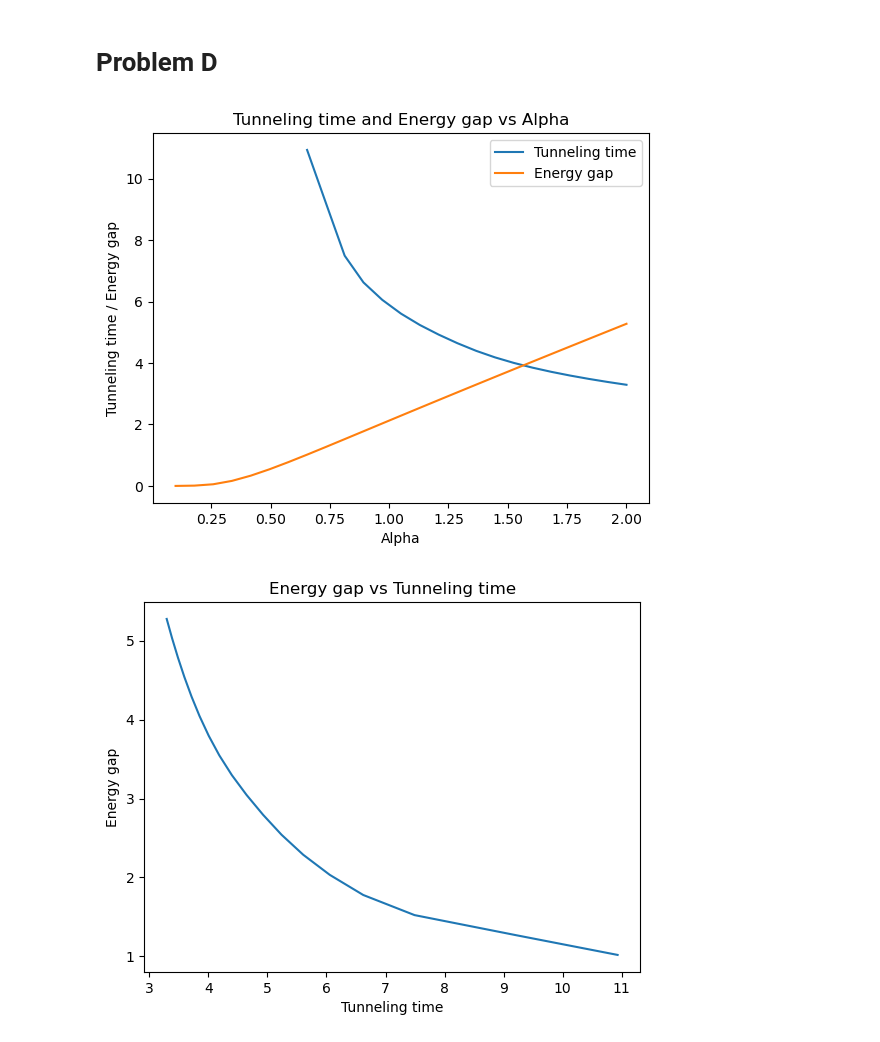
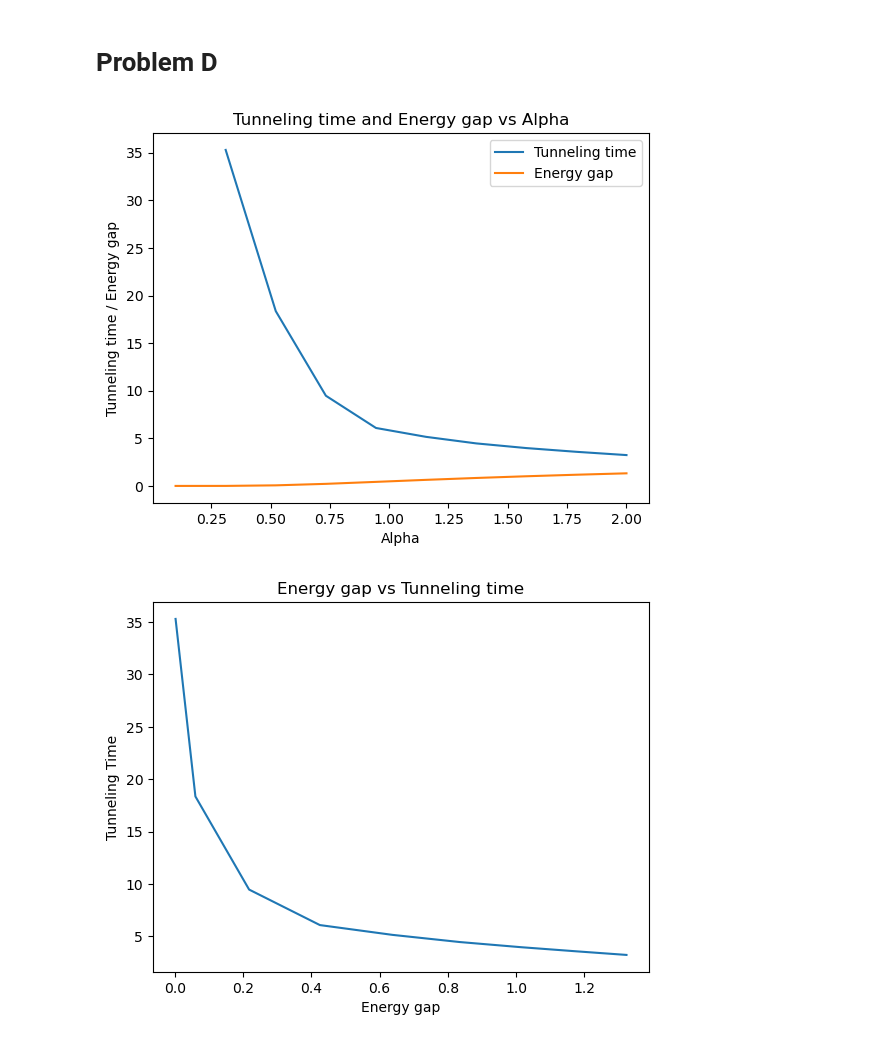
Before and after one commit to trevin-lee/ucsd_phys_142, a Jupyter notebook: Assignments/assignment_02/assignment_02.ipynb.ipynb, the cells around one changed output. Cells and saved outputs as stored; diff of their text form; code cells hidden in the pictures.

```diff
--- a/Assignments/assignment_02/assignment_02.ipynb.ipynb
+++ b/Assignments/assignment_02/assignment_02.ipynb.ipynb
@@ -157,20 +168,13 @@ plt.show()
 # Calculating the Tunneling time
 # The particle will have tunneled if its average position moves across the y axis
 
-mx = np.array(mean_x_list.copy())
+def get_tunneling_time(mean_x_list, time_array):
+    for i in range(timesteps):
+        if (mean_x_list[i] < 0) and (mean_x_list[i+1] > 0):
+            return time_array[i]
 
-tunneling_time = None
-for i in range(len(mx) - 1):
-    if mx[i] < 0 and mx[i+1] > 0:
-        # Linear Interpolation
-        x1, x2 = mx[i], mx[i+1]
-        t1, t2 = time_array[i], time_array[i+1]
-        frac = -x1 / (x2 - x1)
-        tunneling_time = t1 + frac * (t2 - t1)
-        break
 
-if tunneling_time is not None:
-    print(f"Tunneling time (interpolated): {tunneling_time}")
-else:
-    print("No zero‐crossing found!")
+tunneling_time = get_tunneling_time(mean_x_list, time_array)
+
+print(f"Tunneling time: {tunneling_time}")
 # %% [output]
@@ -286,7 +292,7 @@ def tunnel_time_and_energy_gap(ALPHA: float):
     phi_0 = 1 / np.sqrt(2) * (phi_P0 + phi_N0)
     phi_1 = 1 / np.sqrt(2) * (phi_P0 - phi_N0)
 
-    timesteps = 256
+    timesteps = 1280
     time_array = np.linspace(0, timesteps * EPSILON, timesteps + 1)
     phi = phi_P0.copy()
 
@@ -306,16 +312,7 @@ def tunnel_time_and_energy_gap(ALPHA: float):
         mean_x = mean_x_position(phi_list[i], x_array, delta_x)
         mean_x_list.append(mean_x)
 
-    mx = mean_x_list
-    tunneling_time = None
-    for i in range(len(mx) - 1):
-        if mx[i] < 0 and mx[i+1] > 0:
-            # Linear Interpolation
-            x1, x2 = mx[i], mx[i+1]
-            t1, t2 = time_array[i], time_array[i+1]
-            frac = -x1 / (x2 - x1)
-            tunneling_time = t1 + frac * (t2 - t1)
-            break
+    tunneling_time = get_tunneling_time(mean_x_list, time_array)
 
     phi_0 = normalize_wave_function(phi_0)
     phi_1 = normalize_wave_function(phi_1)
@@ -340,7 +337,7 @@ def tunnel_time_and_energy_gap(ALPHA: float):
 
     return tunneling_time, delta_E
 
-alphas = np.linspace(0.1, 2, 25)
+alphas = np.linspace(0.1, 2, 10)
 tunnel_times = []
 energy_gaps = []
 
@@ -357,12 +354,12 @@ plt.title('Tunneling time and Energy gap vs Alpha')
 plt.legend(['Tunneling time', 'Energy gap'])
 plt.show()
 # %% [output]
-[figure, old version]
+[figure, new version]
 # %%
-plt.plot(tunnel_times, energy_gaps)
-plt.xlabel('Tunneling time')
-plt.ylabel('Energy gap')
+plt.plot(energy_gaps,tunnel_times)
+plt.xlabel('Energy gap')
+plt.ylabel('Tunneling Time')
 plt.title('Energy gap vs Tunneling time')
 plt.show()
 # %% [output]
-[figure, old version]
+[figure, new version]
```
Also changed, not shown: parts of 7 cells of this notebook, 3 other files.
